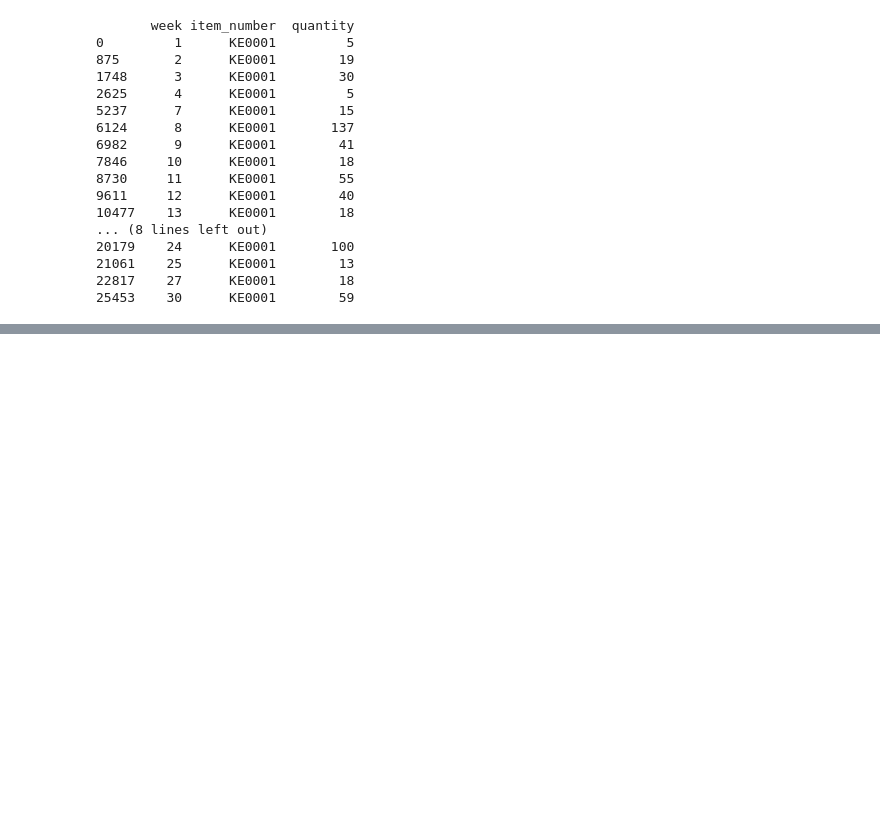
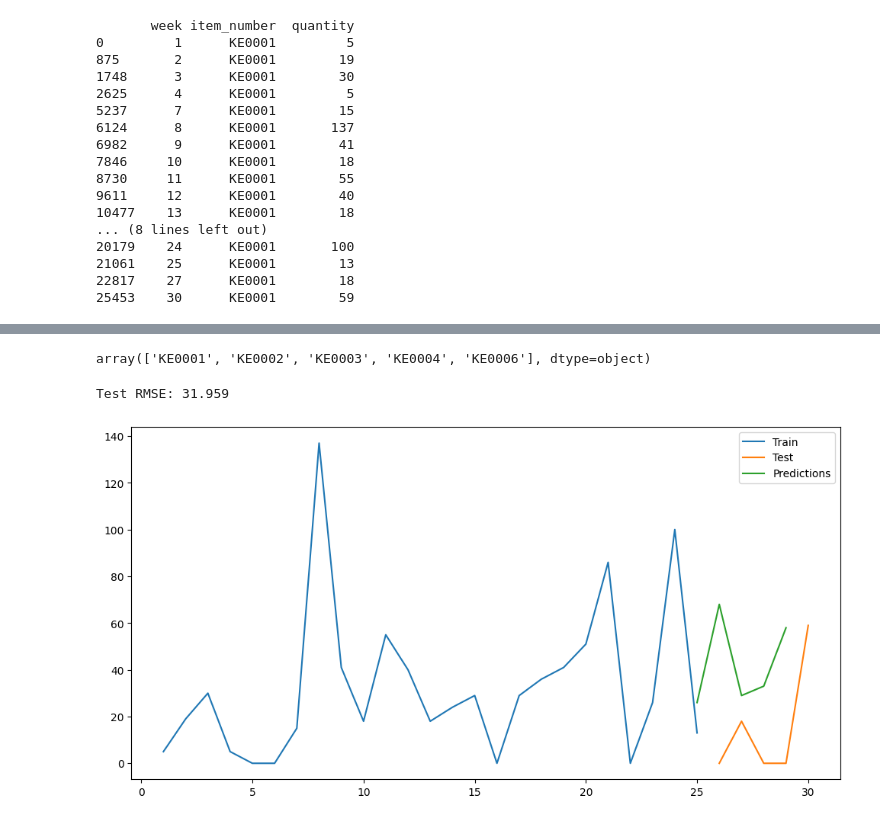
Before and after one commit to naveen-malla/Customer-Segmentation-and-SKU-Forecasting, a Jupyter notebook: sku_forecasting.ipynb, the cells around one changed output, grey strips where cells are left out. Cells and saved outputs as stored; diff of their text form; code cells hidden in the pictures; blank space fills up the shorter version.

```diff
--- a/sku_forecasting.ipynb
+++ b/sku_forecasting.ipynb
@@ -103,3 +103,12 @@ print(df_ke0001)
 21061    25      KE0001        13
 22817    27      KE0001        18
 25453    30      KE0001        59
+# %%
+# the data is not continuous, we need to fill in the missing weeks with 0 sales
+weeks = df['week'].unique()
+items = df['item_number'].unique()
+df = df.set_index(['week', 'item_number']).reindex(pd.MultiIndex.from_product([weeks, items], names=['week', 'item_number'])).reset_index()
+df['quantity'] = df['quantity'].fillna(0)
+# %%
+df_ke0001 = df[df['item_number'] == 'KE0001']
+print(df_ke0001)
@@ -105,0 +133,42 @@ print(df_ke0001)
+# %%
+unique_items = df['item_number'].unique()
+
+unique_items[:5]
+# %% [output]
+array(['KE0001', 'KE0002', 'KE0003', 'KE0004', 'KE0006'], dtype=object)
+# %%
+# time series prediction model for df_ke0001 using ARIMA
+from statsmodels.tsa.arima.model import ARIMA
+from sklearn.metrics import mean_squared_error
+from math import sqrt
+
+# split the data into train and test
+train = df_ke0001[df_ke0001['week'] <= 25]
+test = df_ke0001[df_ke0001['week'] > 25]
+
+# fit the model
+model = ARIMA(train['quantity'], order=(5,1,0))
+model_fit = model.fit()
+# %%
+# make predictions
+predictions = model_fit.forecast(steps=len(test))
+predictions = predictions.reset_index()
+predictions.columns = ['week', 'quantity']
+predictions['item_number'] = 'KE0001'
+predictions['week'] = predictions['week'].astype(int)
+predictions['quantity'] = predictions['quantity'].astype(int)
+
+# calculate the RMSE
+rmse = sqrt(mean_squared_error(test['quantity'], predictions['quantity']))
+print('Test RMSE: %.3f' % rmse)
+
+# plot the results
+plt.figure(figsize=(12, 6))
+plt.plot(train['week'], train['quantity'], label='Train')
+plt.plot(test['week'], test['quantity'], label='Test')
+plt.plot(predictions['week'], predictions['quantity'], label='Predictions')
+plt.legend()
+plt.show()
+# %% [output]
+Test RMSE: 31.959
+[figure, added]
```
Also changed, not shown: parts of 9 cells of this notebook.
